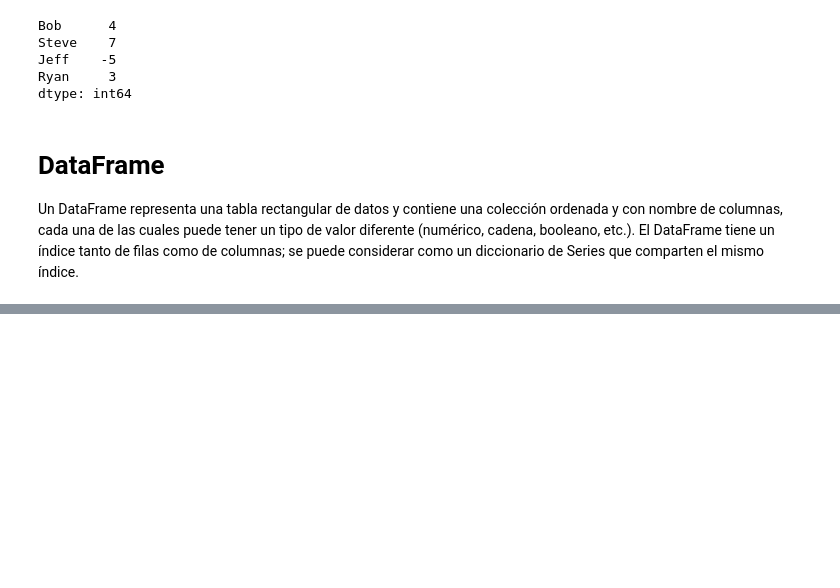
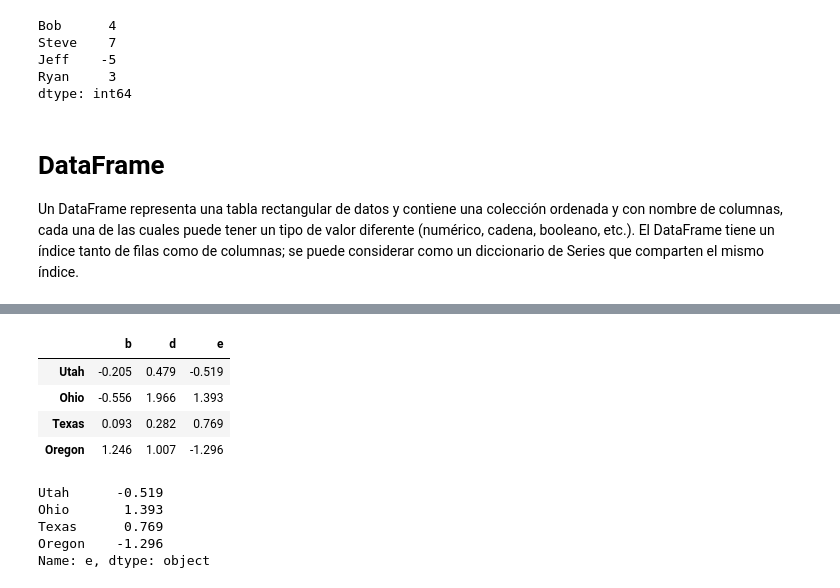
Before and after one commit to ferchogmv15/PythonForDataAnalysis-3Edition, a Jupyter notebook: ch05.ipynb, the cells around one changed output, grey strips where cells are left out. Drawn from its saved outputs; the diff is of its cells as text; code cells hidden in the pictures; blank space fills up the shorter version.

```diff
--- a/ch05.ipynb
+++ b/ch05.ipynb
@@ -475,7 +1161,19 @@ frame.apply(f2)
 # %%
 def my_format(x):
-    return f"{x:.2f}"
+    return f"{x:.3f}"
 
 frame.applymap(my_format)
+# %% [output]
+|  | b | d | e |
+| Utah | -0.205 | 0.479 | -0.519 |
+| Ohio | -0.556 | 1.966 | 1.393 |
+| Texas | 0.093 | 0.282 | 0.769 |
+| Oregon | 1.246 | 1.007 | -1.296 |
 # %%
 frame["e"].map(my_format)
+# %% [output]
+Utah      -0.519
+Ohio       1.393
+Texas      0.769
+Oregon    -1.296
+Name: e, dtype: object
```
Also changed, not shown: parts of 150 cells of this notebook.
